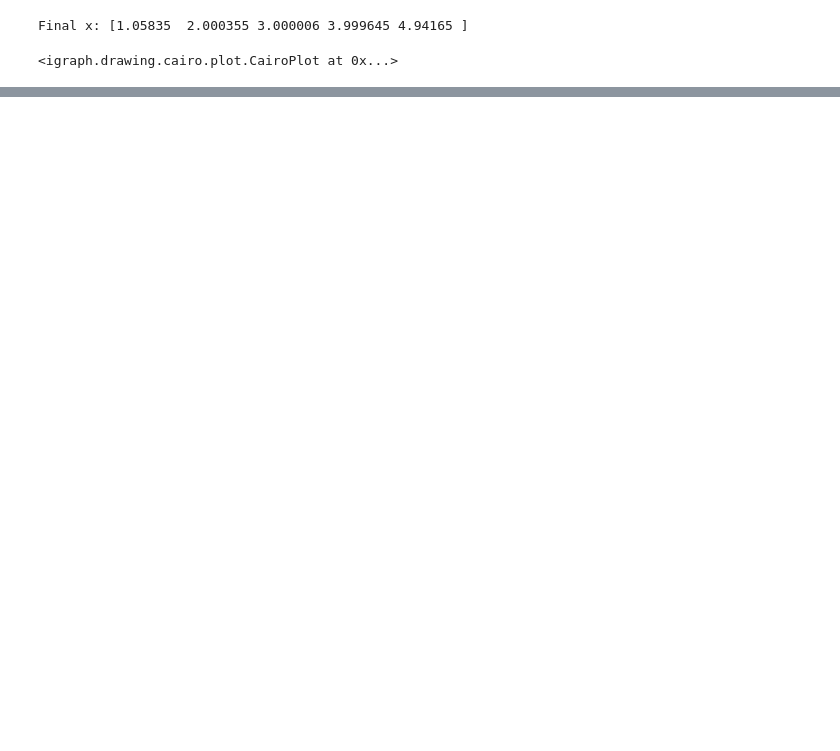
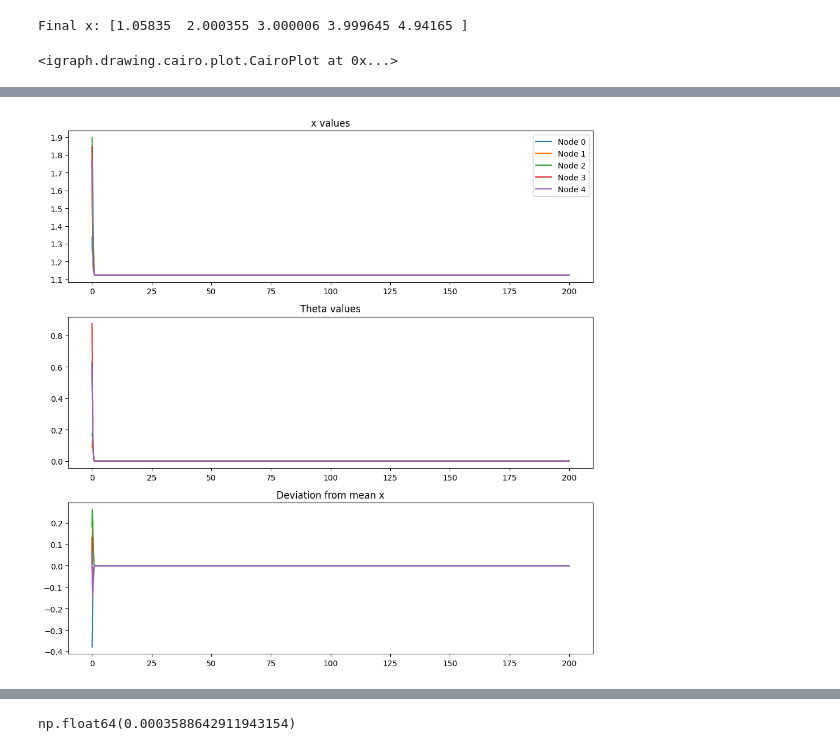
Before and after one commit to vadhri/distributed-optimization, a Jupyter notebook: core_methods/continous_fixed_time_dgd.ipynb, the cells around one changed output, grey strips where cells are left out. Cells and saved outputs as stored; diff of their text form; code cells hidden in the pictures; blank space fills up the shorter version.

```diff
--- a/core_methods/continous_fixed_time_dgd.ipynb
+++ b/core_methods/continous_fixed_time_dgd.ipynb
@@ -210,0 +211,78 @@ for history in histories.values():
+# %%
+import numpy as np
+import matplotlib.pyplot as plt
+import igraph as ig
+
+# Create a ring graph with 5 nodes
+g = ig.Graph.Ring(5, directed=False)
+A = np.array(g.get_adjacency().data, dtype=float)
+
+# Parameters
+gamma = 0.5
+delta = 0.3
+N = g.vcount()
+T = 200.0
+dt = 0.005
+num_steps = int(T / dt)
+time = np.linspace(0, T, num_steps)
+x = np.random.uniform(low=1, high=2, size=N)
+theta = np.random.uniform(low=0, high=1, size=N)
+
+# Store history
+x_hist = [x.copy()]
+theta_hist = [theta.copy()]
+
+# sgn function with fractional power
+def sgn_power(val, power):
+    return np.sign(val) * np.abs(val) ** power
+
+# Simulation loop
+for t in range(num_steps):
+    omega = np.zeros(N)
+    for i in range(N):
+        for j in g.neighbors(i):
+            omega[i] += (sgn_power(theta[j] - theta[i], 1) +
+                         gamma * sgn_power(theta[j] - theta[i], 0.5) +
+                         delta * sgn_power(theta[j] - theta[i], 1.5))
+
+    h = - (theta + sgn_power(theta, 0.5) + sgn_power(theta, 1.5))
+    theta_dot = omega + h
+    theta += dt * theta_dot
+
+    g_i = -theta_dot + sgn_power(theta_dot, 0.5) + sgn_power(theta_dot, 1.5)
+    u_i = np.zeros(N)
+    for i in range(N):
+        for j in g.neighbors(i):
+            u_i[i] += -sgn_power(x[i] - x[j], 0.5) - sgn_power(x[i] - x[j],1.5)
+
+    x_dot = g_i + u_i
+    x += dt * x_dot
+
+    x_hist.append(x.copy())
+    if np.std(x_hist[-1]) < 1e-5:
+      break
+    theta_hist.append(theta.copy())
+
+x_hist = np.array(x_hist)
+theta_hist = np.array(theta_hist)
+
+# Plot
+fig, axs = plt.subplots(3, 1, figsize=(10, 10))
+for i in range(N):
+    axs[0].plot(time, x_hist[1:, i], label=f'Node {i}')
+axs[0].set_title("x values")
+axs[0].legend()
+
+for i in range(N):
+    axs[1].plot(time, theta_hist[1:, i], label=f'Node {i}')
+axs[1].set_title("Theta values")
+
+for i in range(N):
+    axs[2].plot(time, x_hist[1:, i] - np.mean(x_hist[1:], axis=1), label=f'Node {i}')
+axs[2].set_title("Deviation from mean x")
+plt.tight_layout()
+plt.show()
+print (x_hist)
+np.std(x_hist[-1])
+# %% [output]
+[figure, added]
@@ -210,0 +296 @@ for history in histories.values():
+np.float64(0.0003588642911943154)
```
Also changed, not shown: parts of 5 cells of this notebook.
